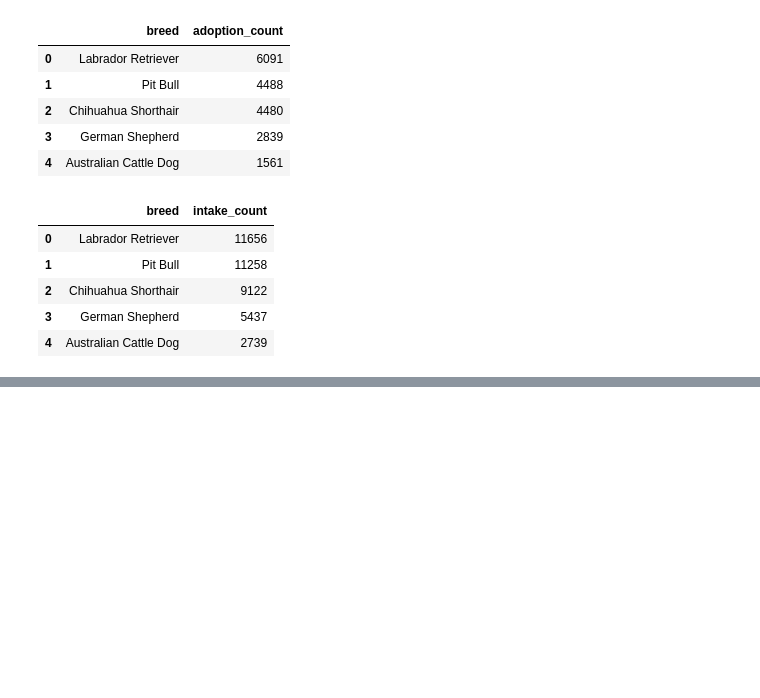
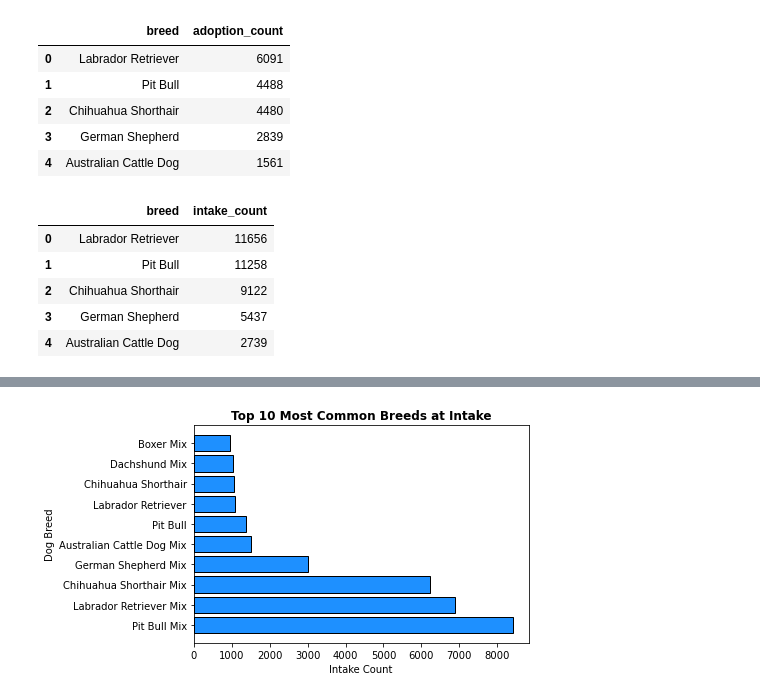
Before and after one commit to lordfrahnk/austin_shelter, a Jupyter notebook: notebooks/6 - Dogs Outcomes.ipynb, the cells around one changed output, grey strips where cells are left out. Cells and saved outputs as stored; diff of their text form; code cells hidden in the pictures; blank space fills up the shorter version.

```diff
--- a/notebooks/6 - Dogs Outcomes.ipynb
+++ b/notebooks/6 - Dogs Outcomes.ipynb
@@ -166,0 +271,8 @@ plt.bar(adoption_rate['breed'], adoption_rate['adoption_rate']);
+# %%
+dogs_outcomes['full_breed'] = dogs_outcomes['breed_1'] + '/' + dogs_outcomes['breed_2'] + ' ' + dogs_outcomes['mix_flag'].astype('str')
+# %%
+dogs_outcomes['full_breed'] = dogs_outcomes['full_breed'].str.replace('True', 'Mix')
+# %%
+dogs_outcomes['full_breed'] = dogs_outcomes['full_breed'].str.replace('/_', '')
+# %%
+dogs_outcomes['full_breed'] = dogs_outcomes['full_breed'].str.replace(' False', '')
@@ -166,0 +299,14 @@ plt.bar(adoption_rate['breed'], adoption_rate['adoption_rate']);
+# %%
+data = dogs_outcomes['full_breed'].value_counts().reset_index().rename(columns={'index':'full_breed', 'full_breed':'count'}).head(10)
+
+plt.barh(data['full_breed'],
+         data['count'],
+         color='dodgerblue',
+         edgecolor='black'
+)
+
+plt.title('Top 10 Most Common Breeds at Intake', weight='bold')
+plt.xlabel('Intake Count')
+plt.ylabel('Dog Breed');
+# %% [output]
+[figure, added]
```
Also changed, not shown: parts of 19 cells of this notebook.
